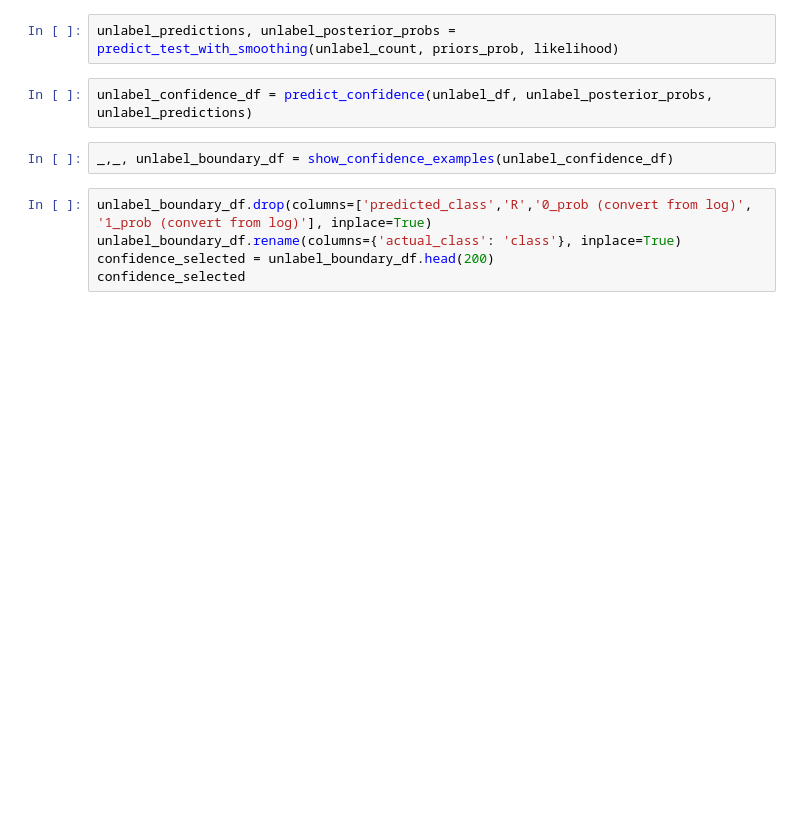
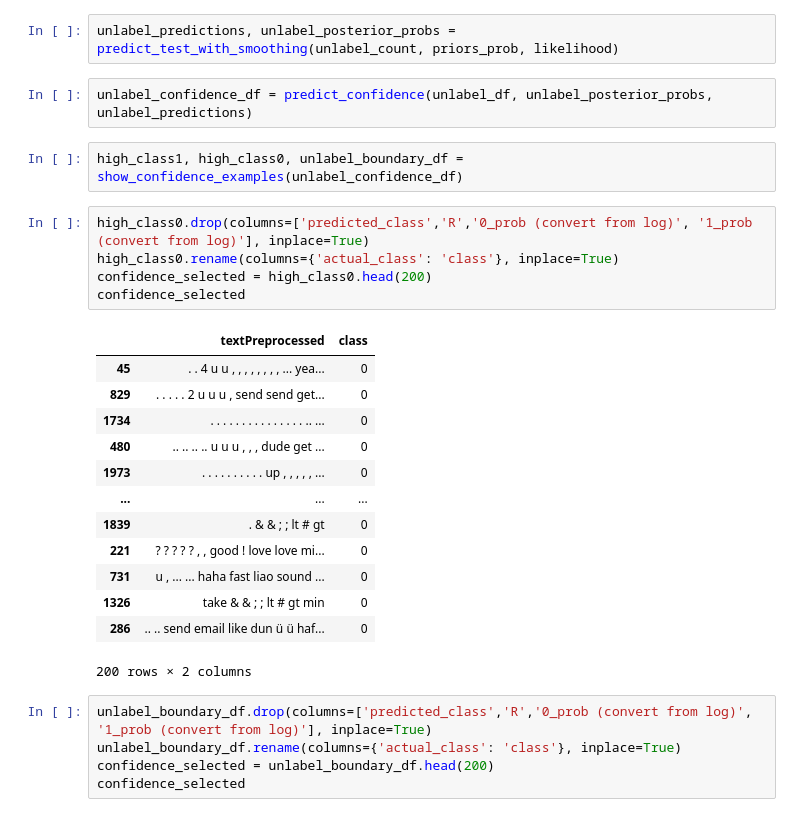
Before and after one commit to YubotKwng/Naive-Bayes-model-classifiying-spam-messages, a Jupyter notebook: COMP30027_2025_asst1_template.ipynb, the cells around one changed output. Cells and saved outputs as stored; diff of their text form; blank space fills up the shorter version.

```diff
--- a/COMP30027_2025_asst1_template.ipynb
+++ b/COMP30027_2025_asst1_template.ipynb
@@ -738,7 +695,26 @@ unlabel_predictions, unlabel_posterior_probs = predict_test_with_smoothing(unlab
 # %%
 unlabel_confidence_df = predict_confidence(unlabel_df, unlabel_posterior_probs, unlabel_predictions)
 # %%
-_,_, unlabel_boundary_df = show_confidence_examples(unlabel_confidence_df)
+high_class1, high_class0, unlabel_boundary_df = show_confidence_examples(unlabel_confidence_df)
+# %%
+high_class0.drop(columns=['predicted_class','R','0_prob (convert from log)', '1_prob (convert from log)'], inplace=True)
+high_class0.rename(columns={'actual_class': 'class'}, inplace=True)
+confidence_selected = high_class0.head(200)
+confidence_selected
+# %% [output]
+|  | textPreprocessed | class |
+| 45 | . . 4 u u , , , , , , , , ... yea... | 0 |
+| 829 | . . . . . 2 u u u , send send get... | 0 |
+| 1734 | . . . . . . . . . . . . . . . .. ... | 0 |
+| 480 | .. .. .. .. u u u , , , dude get ... | 0 |
+| 1973 | . . . . . . . . . . up , , , , , ... | 0 |
+| ... | ... | ... |
+| 1839 | . & & ; ; lt # gt | 0 |
+| 221 | ? ? ? ? ? , , good ! love love mi... | 0 |
+| 731 | u , ... ... haha fast liao sound ... | 0 |
+| 1326 | take & & ; ; lt # gt min | 0 |
+| 286 | .. .. send email like dun ü ü haf... | 0 |
+200 rows × 2 columns
 # %%
 unlabel_boundary_df.drop(columns=['predicted_class','R','0_prob (convert from log)', '1_prob (convert from log)'], inplace=True)
 unlabel_boundary_df.rename(columns={'actual_class': 'class'}, inplace=True)
```
Also changed, not shown: parts of 11 cells of this notebook.
